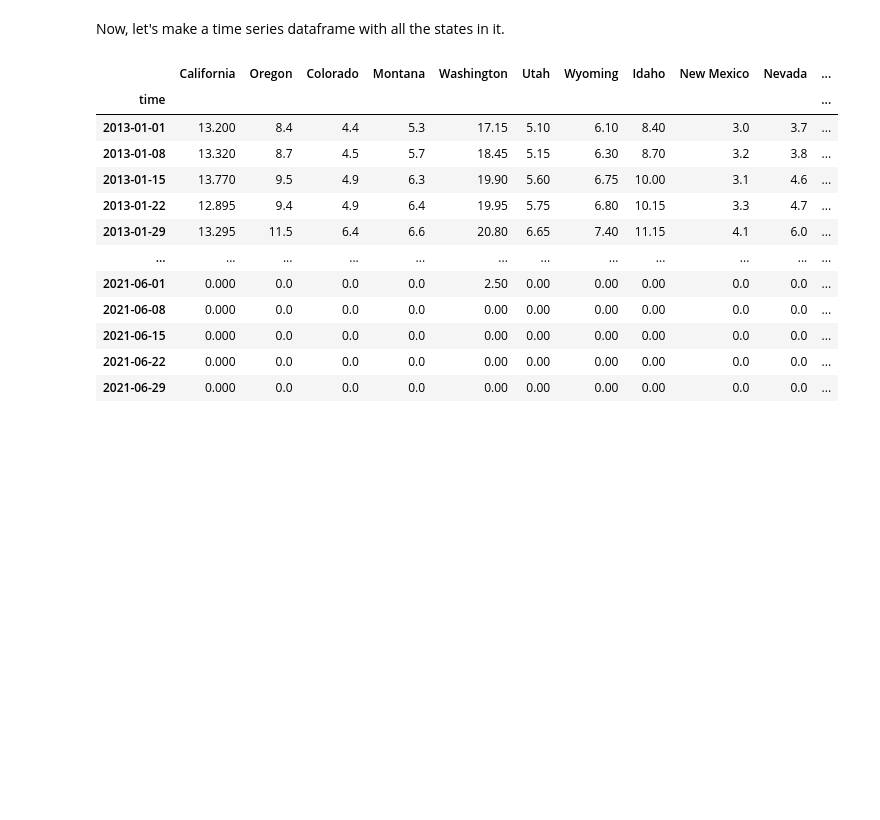
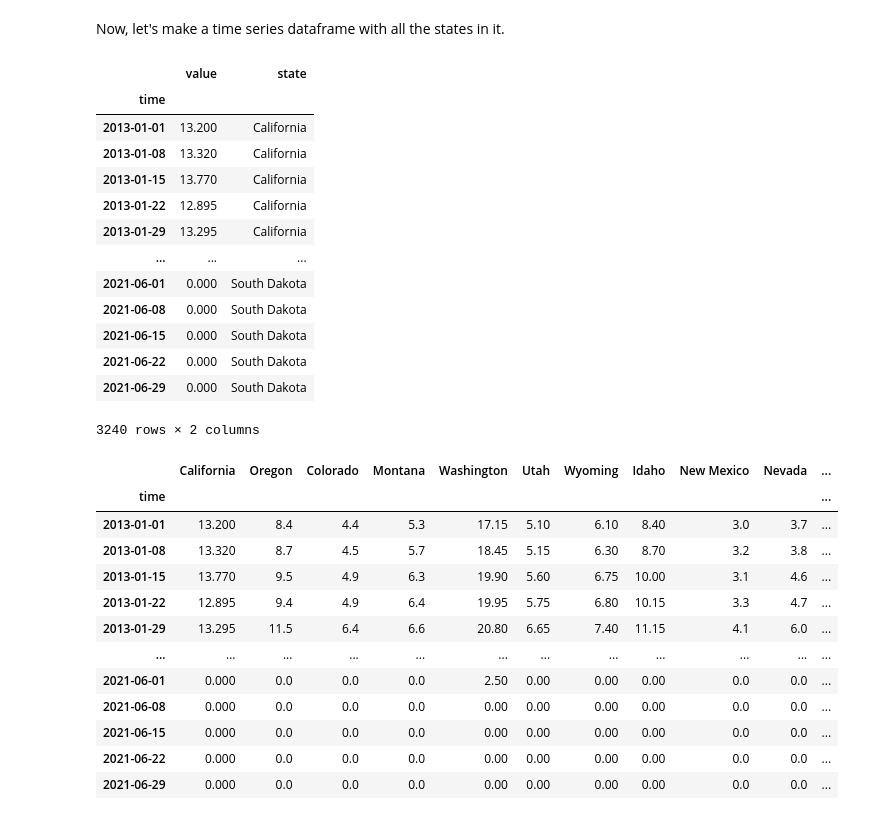
Before and after one commit to hanis-z/Snow-water-equivalent, a Jupyter notebook: src/Time-Series-EDA(03).ipynb, the cells around one changed output. Cells and saved outputs as stored; diff of their text form; code cells hidden in the pictures; blank space fills up the shorter version.

```diff
--- a/src/Time-Series-EDA(03).ipynb
+++ b/src/Time-Series-EDA(03).ipynb
@@ -314,6 +314,43 @@ melt_data(gm_df,'Utah')
 # %% [markdown]
 
 Now, let's make a time series dataframe with all the states in it.
+# %%
+#Long form
+
+#Make a list of the states
+state_list = list(gm_df['state'].unique())
+
+# instantiate melted_df as an empty dataframe
+gm_melted_long= pd.DataFrame()
+
+# run a for loop over every state in our list
+for state in state_list:
+#     state_melt_df = pd.DataFrame()
+    state_df = gm_df[gm_df['state'] == state] # get all the observations from the states we need
+    state_melt= melt_data(state_df,state) #melt dataframe
+    state_melt['state'] = state
+    if len(gm_melted) == 0: # replaces the empty dataframe with city_melt for the first iteration
+        gm_melted_long = state_melt
+    else:
+        gm_melted_long=pd.concat([gm_melted_long,state_melt]) # joins city_melt with the melted_df for every subsequent iteration
+
+#Sniff test
+gm_melted_long
+# %% [output]
+|  | value | state |
+| time |  |  |
+| 2013-01-01 | 13.200 | California |
+| 2013-01-08 | 13.320 | California |
+| 2013-01-15 | 13.770 | California |
+| 2013-01-22 | 12.895 | California |
+| 2013-01-29 | 13.295 | California |
+| ... | ... | ... |
+| 2021-06-01 | 0.000 | South Dakota |
+| 2021-06-08 | 0.000 | South Dakota |
+| 2021-06-15 | 0.000 | South Dakota |
+| 2021-06-22 | 0.000 | South Dakota |
+| 2021-06-29 | 0.000 | South Dakota |
+3240 rows × 2 columns
 # %%
 #Make a list of the states
 state_list = list(gm_df['state'].unique())
```
Also changed, not shown: parts of 2 cells of this notebook, 4 other files.
